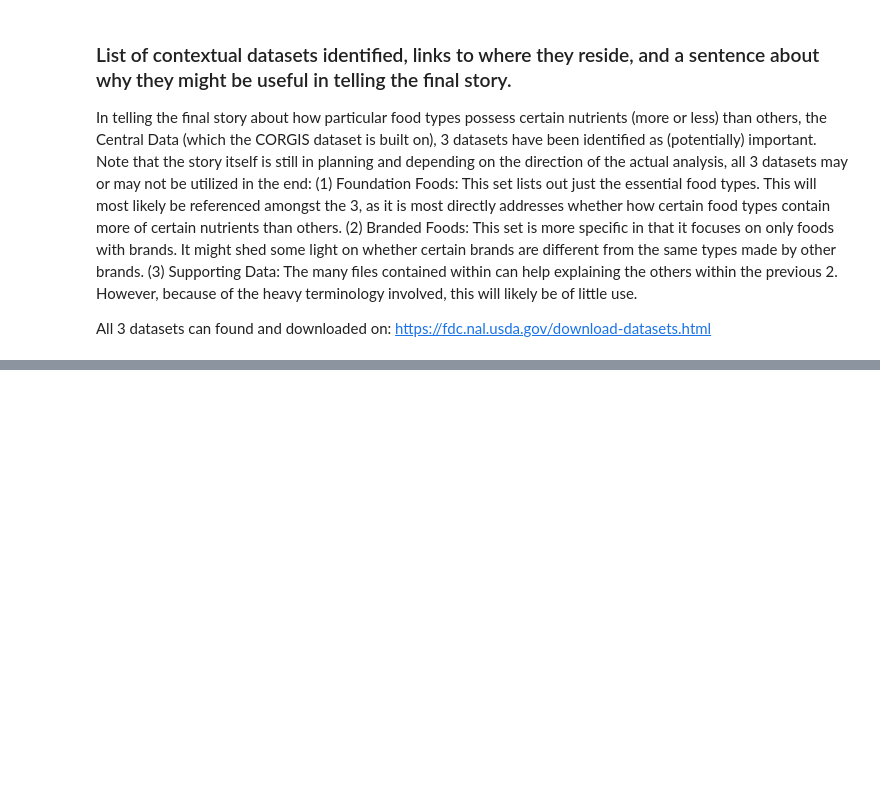
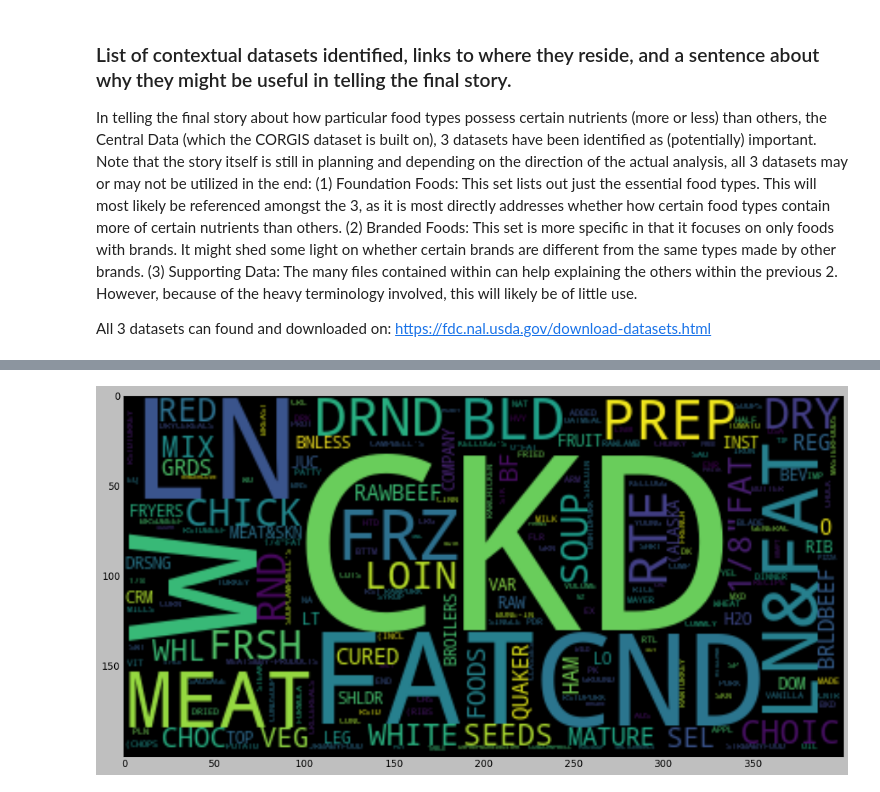
Before and after one commit to velwu/data_viz_USDA_food, a Jupyter notebook: wu-vel-final-report-cumulative.ipynb, the cells around one changed output, grey strips where cells are left out. Cells and saved outputs as stored; diff of their text form; code cells hidden in the pictures; blank space fills up the shorter version.

```diff
--- a/wu-vel-final-report-cumulative.ipynb
+++ b/wu-vel-final-report-cumulative.ipynb
@@ -422,0 +609,44 @@ https://fdc.nal.usda.gov/download-datasets.html
+# %%
+def draw_word_cloud_from_food_data(food_data_passed_in, use_filter, column_to_filter, min_value):
+    # Input 1 - food_data_passed_in [dataframe]: This is the dataset from which the word cloud will be created. It should follow the format of Ryan Whitcomb's
+    # Input 2 - use_filter [boolean]: Whether subsetting options like column or min_value will be used at all
+    # Input 3 - column_to_filter [string]: The column to subset food_data_passed_in with.
+    # Input 4 - min_value [integer]: The minimum value to subset food_data_passed_in. Any row with specified column value beneath this will be dropped.
+    if use_filter == False:
+        food_data_to_plot = food_data_passed_in
+    else:
+        food_data_to_plot = food_data_passed_in[food_data_passed_in[column_to_filter] > min_value]
+    word_cloud_origin = food_data_to_plot["Description"].str.replace(","," ").str.cat().split()
+    word_cloud_base = {}
+    for each_word in word_cloud_origin:
+        if each_word in word_cloud_base:
+            word_cloud_base[each_word] += 1
+        else:
+            word_cloud_base[each_word] = 1
+    word_cloud_base = sorted(word_cloud_base.items(), key=operator.itemgetter(1))
+    word_cloud_base = dict(word_cloud_base[::-1])
+    stop_words = set(stopwords.words('english'))
+    word_cloud_base_less_words = {}
+    for w, num in word_cloud_base.items():
+        if w.lower() not in stop_words:
+            word_cloud_base_less_words[w] = num
+    word_cloud_base_no_punc_words = {}
+    for word, value in word_cloud_base_less_words.items():
+        if word[-1] in string.punctuation:
+            word = word[:-1]
+        if len(word) > 0:
+            if word in word_cloud_base_no_punc_words:
+                word_cloud_base_no_punc_words[word] += value
+            else:
+                word_cloud_base_no_punc_words[word] = value
+    word_cloud_base_no_punc_sorted = sorted(word_cloud_base_no_punc_words.items(), key=operator.itemgetter(1))
+    word_cloud_base_no_punc_sorted = dict(word_cloud_base_no_punc_sorted[::-1])
+    word_cloud_main = WordCloud().generate_from_frequencies(word_cloud_base_no_punc_sorted)
+    fig, ax = plt.subplots(figsize=(16,9))
+    ax.imshow(word_cloud_main)
+    plt.show()
+# %%
+# Test 1 for the function: This should have an identical ouput with 3.1 because nothing has been filtered
+draw_word_cloud_from_food_data(foodData_good_to_go, False, 'A False Column', 69)
+# %% [output]
+[figure, added]
```
Also changed, not shown: parts of 22 cells of this notebook.
